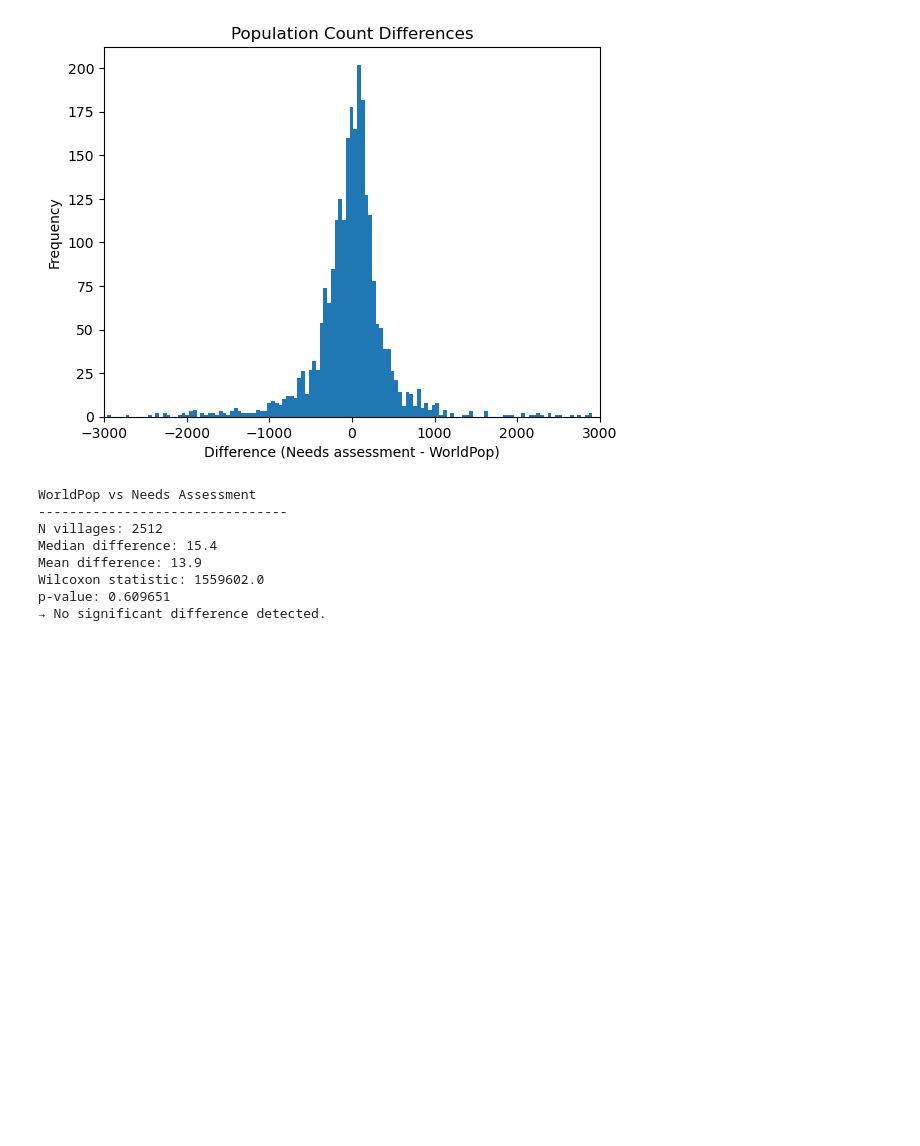
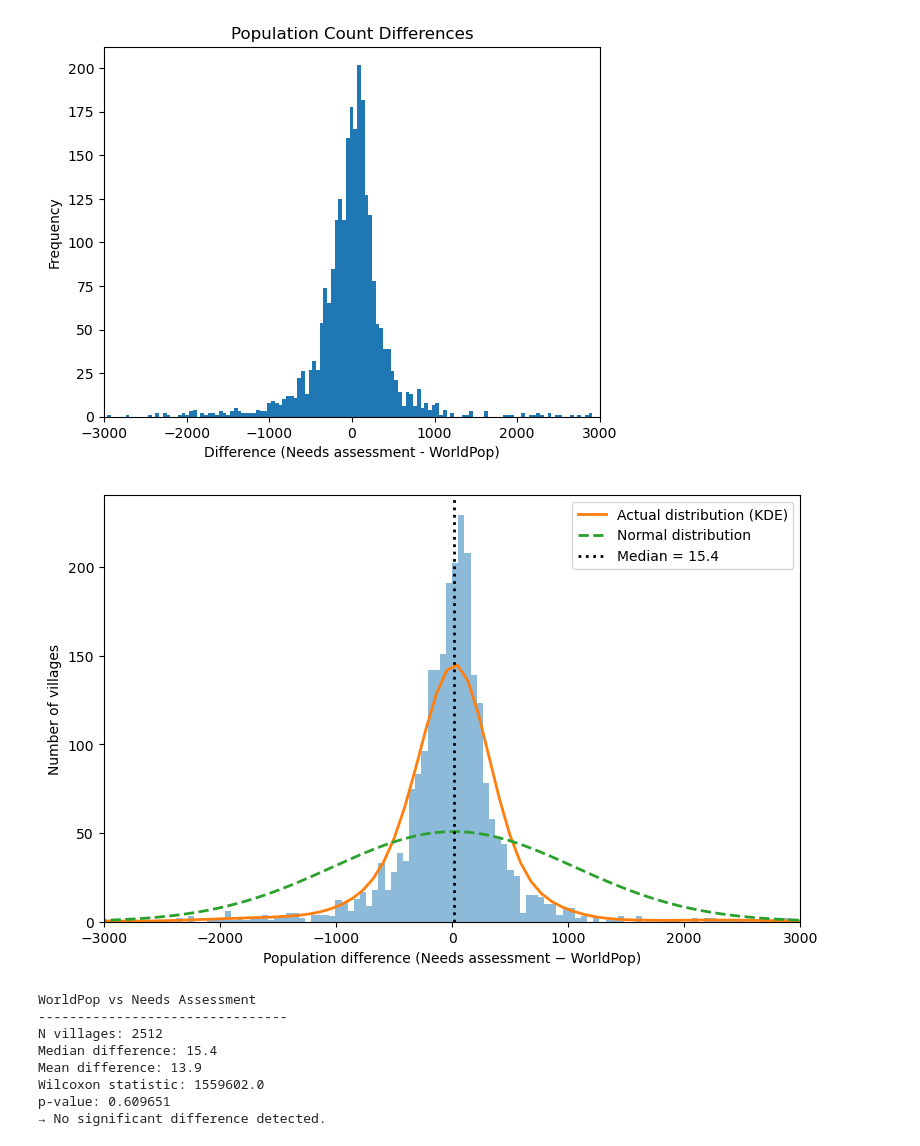
Before and after one commit to bridgestoprosperity/general-data, a Jupyter notebook: notebooks/population-exploration/needs-assessment-worldpop.ipynb, the cells around one changed output. Cells and saved outputs as stored; diff of their text form; code cells hidden in the pictures; blank space fills up the shorter version.

```diff
--- a/notebooks/population-exploration/needs-assessment-worldpop.ipynb
+++ b/notebooks/population-exploration/needs-assessment-worldpop.ipynb
@@ -210,3 +273,12 @@ plt.show()
+# %%
+plot_difference_histogram(
+    df=needs_assessment_worldpop,
+    diff_col="Difference",
+    use_density=False,
+    bins="auto"
+)
+# %% [output]
+[figure, added]
 # %%
 from scipy.stats import wilcoxon
 
```
Also changed, not shown: parts of 2 cells of this notebook.
